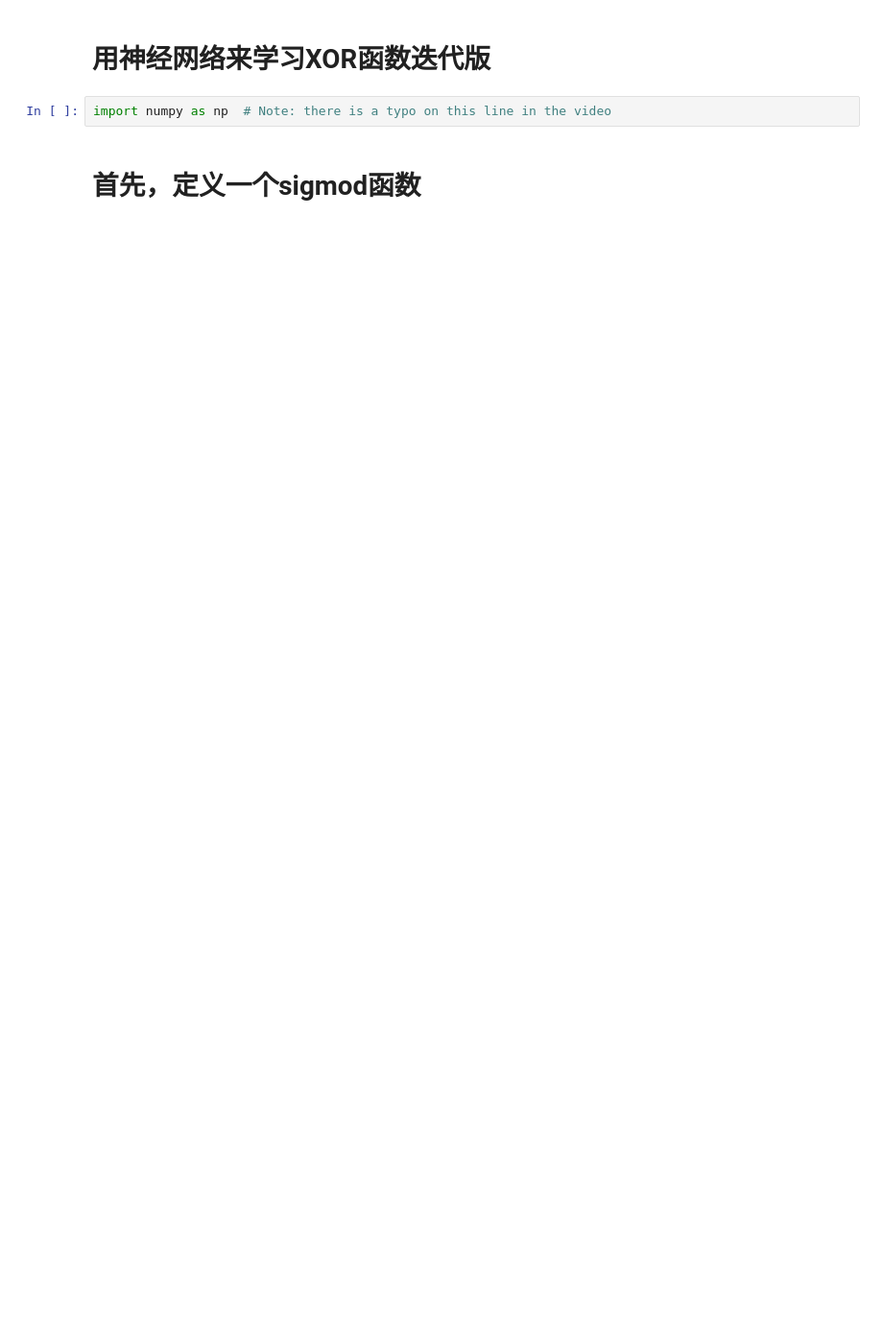
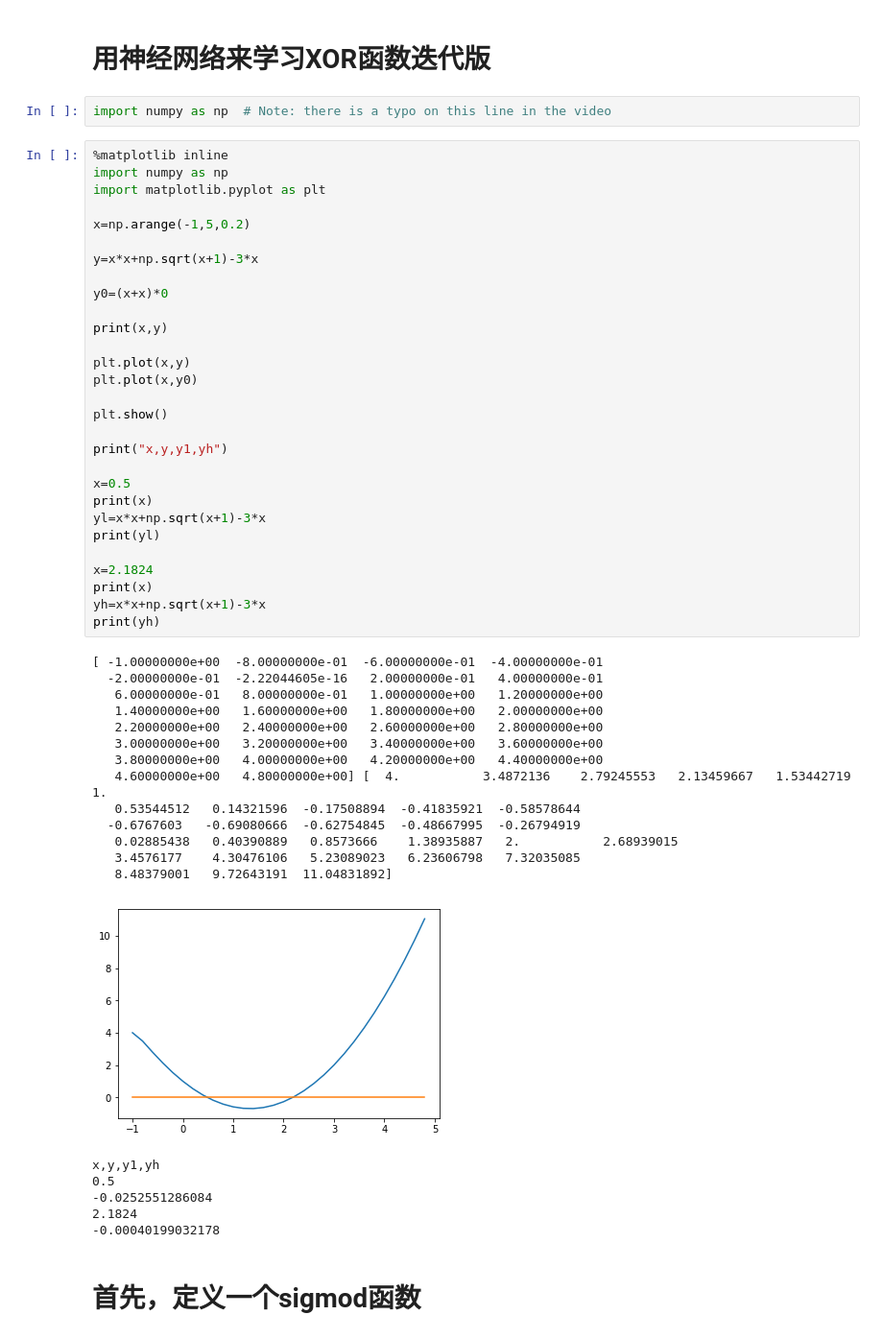
Before and after one commit to georgemaxx/hm18, a Jupyter notebook: AI/xknPyNN.ipynb, the cells around one changed output. Shown at 96% size. Cells and saved outputs as stored; diff of their text form; blank space fills up the shorter version.

```diff
--- a/AI/xknPyNN.ipynb
+++ b/AI/xknPyNN.ipynb
@@ -2,6 +2,55 @@
 # 用神经网络来学习XOR函数迭代版
 # %%
 import numpy as np  # Note: there is a typo on this line in the video
+# %%
+%matplotlib inline
+import numpy as np
+import matplotlib.pyplot as plt
+
+x=np.arange(-1,5,0.2)
+
+y=x*x+np.sqrt(x+1)-3*x
+
+y0=(x+x)*0
+
+print(x,y)
+
+plt.plot(x,y)
+plt.plot(x,y0)
+
+plt.show()
+
+print("x,y,y1,yh")
+
+x=0.5
+print(x)
+yl=x*x+np.sqrt(x+1)-3*x
+print(yl)
+
+x=2.1824
+print(x)
+yh=x*x+np.sqrt(x+1)-3*x
+print(yh)
+# %% [output]
+[ -1.00000000e+00  -8.00000000e-01  -6.00000000e-01  -4.00000000e-01
+  -2.00000000e-01  -2.22044605e-16   2.00000000e-01   4.00000000e-01
+   6.00000000e-01   8.00000000e-01   1.00000000e+00   1.20000000e+00
+   1.40000000e+00   1.60000000e+00   1.80000000e+00   2.00000000e+00
+   2.20000000e+00   2.40000000e+00   2.60000000e+00   2.80000000e+00
+   3.00000000e+00   3.20000000e+00   3.40000000e+00   3.60000000e+00
+   3.80000000e+00   4.00000000e+00   4.20000000e+00   4.40000000e+00
+   4.60000000e+00   4.80000000e+00] [  4.           3.4872136    2.79245553   2.13459667   1.53442719   1.
+   0.53544512   0.14321596  -0.17508894  -0.41835921  -0.58578644
+  -0.6767603   -0.69080666  -0.62754845  -0.48667995  -0.26794919
+   0.02885438   0.40390889   0.8573666    1.38935887   2.           2.68939015
+   3.4576177    4.30476106   5.23089023   6.23606798   7.32035085
+   8.48379001   9.72643191  11.04831892]
+[figure, added]
+x,y,y1,yh
+0.5
+-0.0252551286084
+2.1824
+-0.00040199032178
 # %% [markdown]
 # 首先，定义一个sigmod函数
 # %%
```
Also changed, not shown: parts of 65 cells of this notebook, 5 other files.
